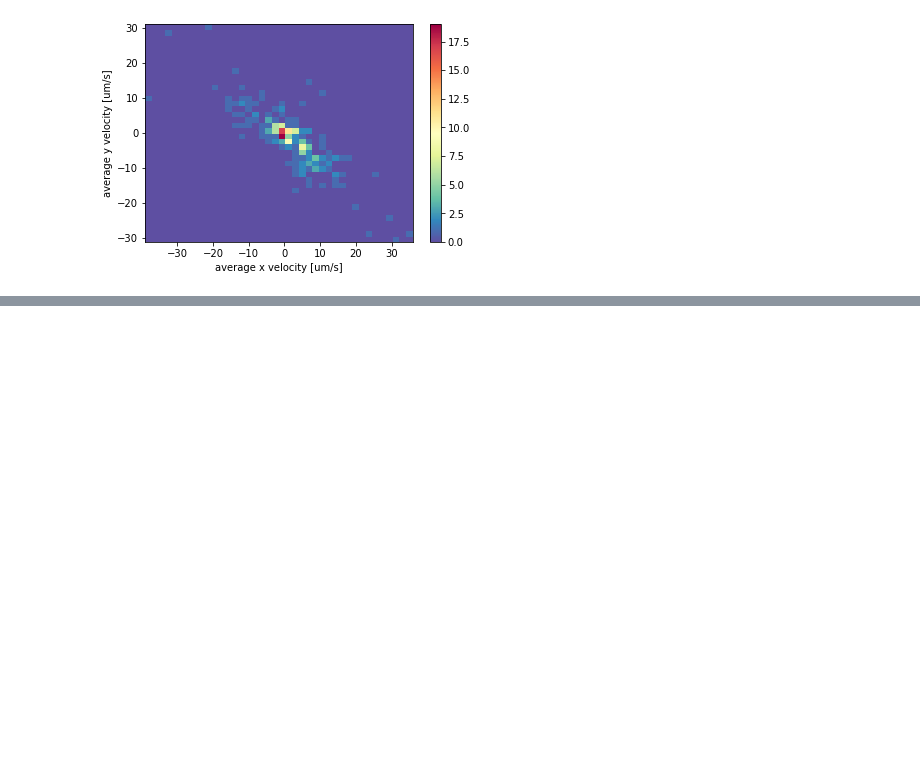
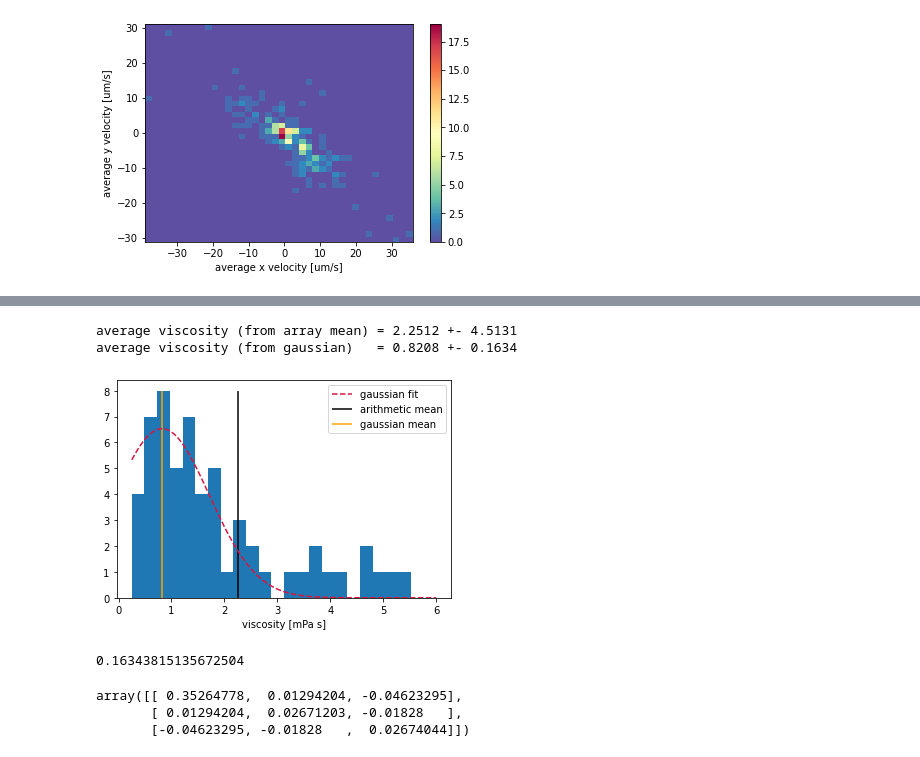
Before and after one commit to dbautista98/BMC_analysis, a Jupyter notebook: onion_dataset_analysis.ipynb, the cells around one changed output, grey strips where cells are left out. Saved outputs shown, nothing was run; the diff lists cells and outputs as text; code cells hidden in the pictures; blank space fills up the shorter version.

```diff
--- a/onion_dataset_analysis.ipynb
+++ b/onion_dataset_analysis.ipynb
@@ -201,0 +255,31 @@ plt.ylabel("average y velocity [um/s]");
+# %%
+bins = np.linspace(0.25,6, 25)
+rnd = 4
+
+
+plt.figure()
+bin_height, bin_edgs, _ = plt.hist(all_viscosities, bins=bins)#, bins=np.linspace(0,13))
+plt.xlabel("viscosity [mPa s]");
+print("average viscosity (from array mean) = %s +- %s"%(np.round(np.mean(all_viscosities), rnd), np.round(np.std(all_viscosities), rnd)))
+popt, pcov = curve_fit(gaussian, bin_edgs[:-1], bin_height, p0=(10, 1, 1))
+xx = np.linspace(np.min(bin_edgs), np.max(bin_edgs), 1000)
+yy = gaussian(xx, *popt)
+plt.plot(xx, yy, linestyle="--", color="crimson", label="gaussian fit")
+print("average viscosity (from gaussian)   = %s +- %s"%(np.round(popt[1], rnd), np.round(np.sqrt(np.diag(pcov))[1], rnd)))
+plt.vlines(np.mean(all_viscosities),0, 8, label="arithmetic mean",color="black")
+plt.vlines(popt[1], 0,8, label="gaussian mean", color="orange")
+plt.legend();
+# %% [output]
+average viscosity (from array mean) = 2.2512 +- 4.5131
+average viscosity (from gaussian)   = 0.8208 +- 0.1634
+[figure, added]
+# %%
+np.sqrt(np.diag(pcov))[1]
+# %% [output]
+0.16343815135672504
+# %%
+pcov
+# %% [output]
+array([[ 0.35264778,  0.01294204, -0.04623295],
+       [ 0.01294204,  0.02671203, -0.01828   ],
+       [-0.04623295, -0.01828   ,  0.02674044]])
```
Also changed, not shown: parts of 14 cells of this notebook, 1 other file.
